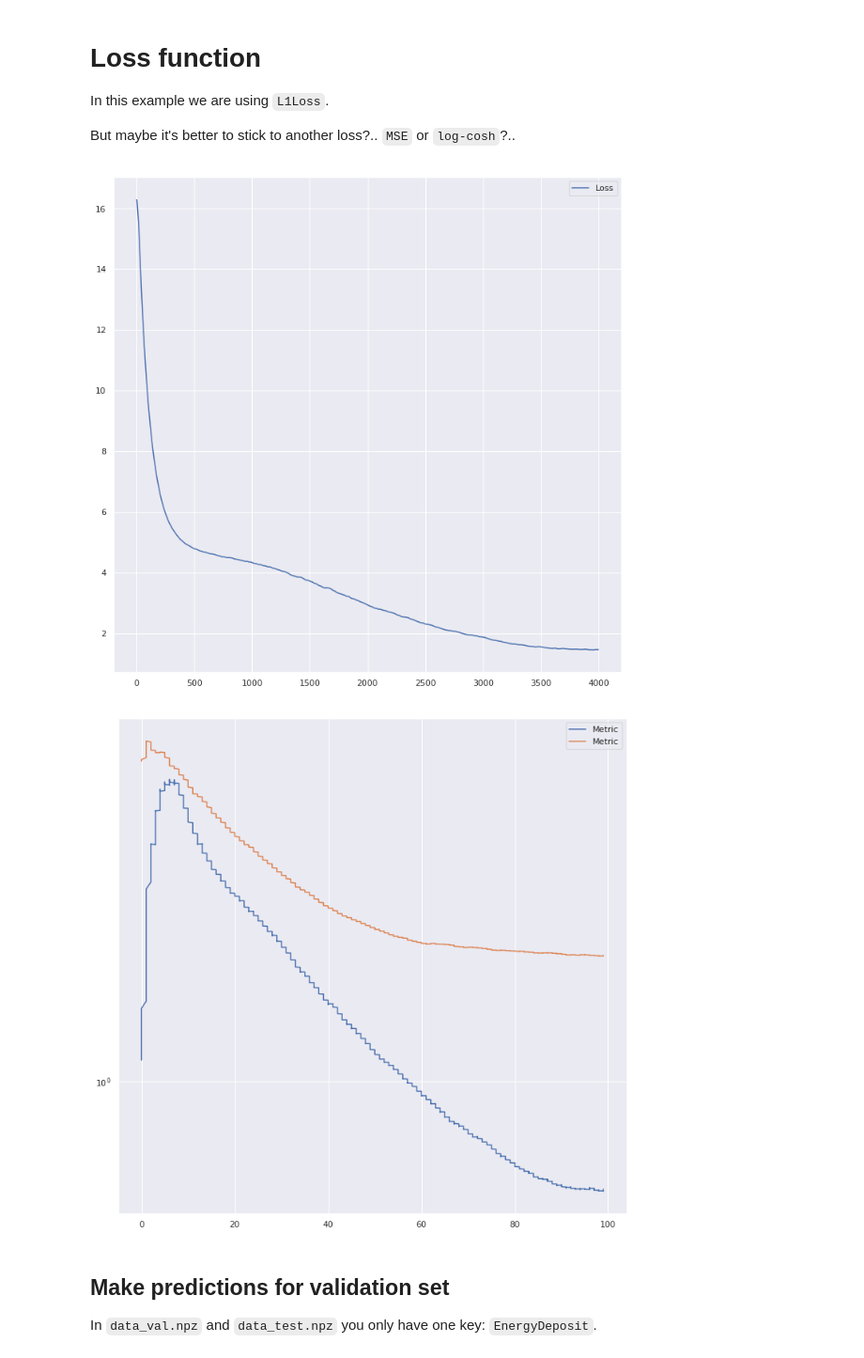
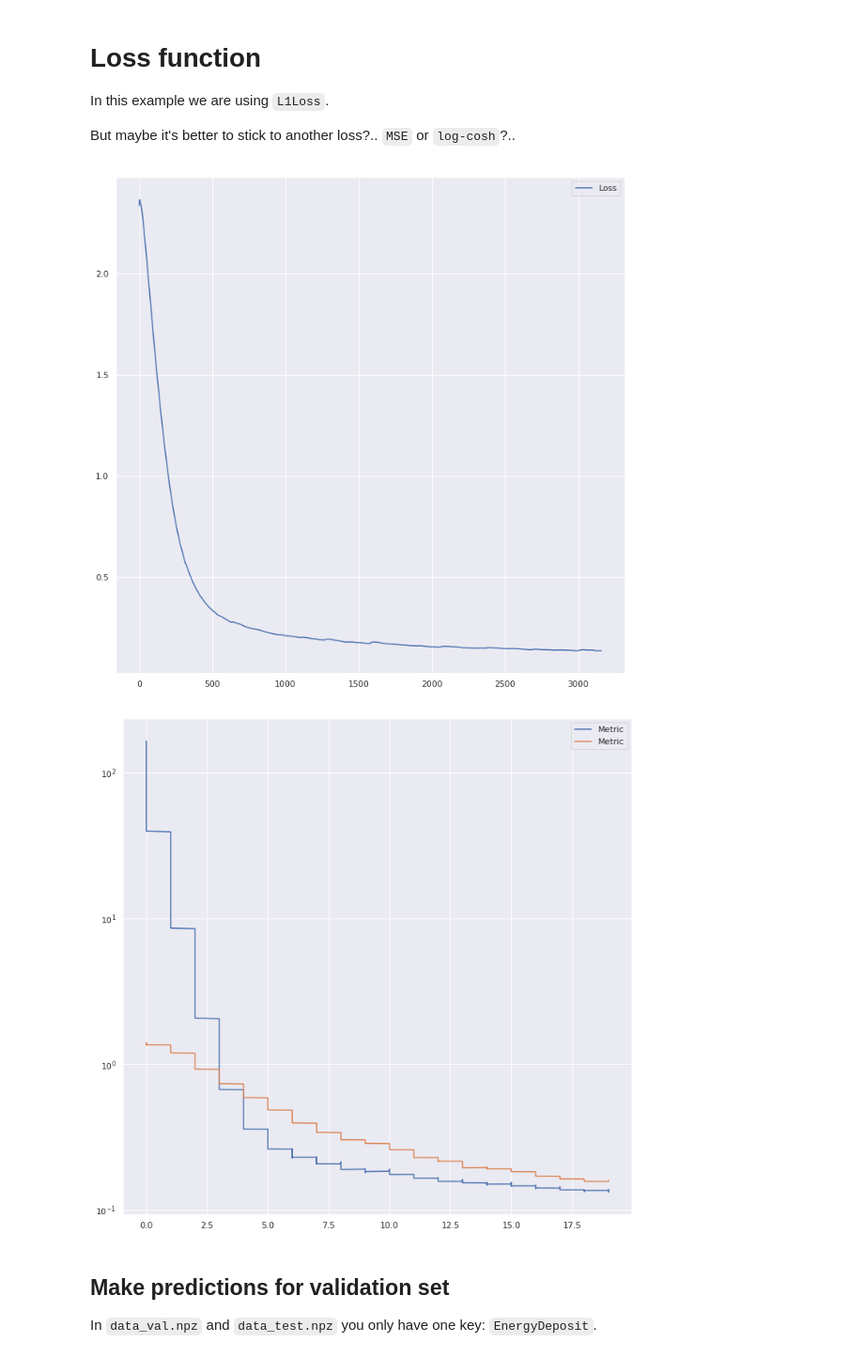
Before and after one commit to satoruk-icepp/mlhep_phase1, a Jupyter notebook: analysis/my_lhcb_calo_regression.ipynb, the cells around one changed output. Shown at 94% size. Saved outputs shown, nothing was run; the diff lists cells and outputs as text; code cells hidden in the pictures.

```diff
--- a/analysis/my_lhcb_calo_regression.ipynb
+++ b/analysis/my_lhcb_calo_regression.ipynb
@@ -240,11 +305,11 @@ ParticleMomentum_mean, ParticlePoint_mean = ParticleMomentum.mean(dim=0), Partic
 ParticleMomentum_ParticlePoint_mean = torch.cat([ParticleMomentum_mean, ParticlePoint_mean]).to(device)
 ParticlePDG_mean = ParticlePDG.mean(dim=0)
 ParticlePDG_mean = ParticlePDG_mean.to(device)
+def metric_relative_mse(y_true, y_pred):
+    return ((y_true - y_pred).pow(2).mean(dim=0) / (y_true - ParticleMomentum_ParticlePoint_mean).pow(2).mean(dim=0)).sum()
+
 # def metric_relative_mse(y_true, y_pred):
-#     return ((y_true - y_pred).pow(2).mean(dim=0) / (y_true - ParticleMomentum_ParticlePoint_mean).pow(2).mean(dim=0)).sum()
-
-def metric_relative_mse(y_true, y_pred):
-    return ((y_true-y_pred).pow(2).mean(dim=0)/(y_true - ParticlePDG_mean).pow(2).mean(dim=0)).sum()
+#     return ((y_true-y_pred).pow(2).mean(dim=0)/(y_true - ParticlePDG_mean).pow(2).mean(dim=0)).sum()
 # %% [markdown]
 # Loss function
 
@@ -299,13 +364,14 @@ def run_training(epochs=100):
                                                                    ParticlePDG_b.to(device)
 
             # predicting an array of size [batch_size, 4]
-            pred = regressor(EnergyDeposit_b)
+#             pred = regressor(EnergyDeposit_b)
+            pred = model(EnergyDeposit_b)
 
             # calc loss function
 #             print(pred.size(),torch.cat([ParticleMomentum_b, ParticlePoint_b], dim=1).size())
-#             loss = loss_fn(pred, torch.cat([ParticleMomentum_b, ParticlePoint_b], dim=1))
+            loss = loss_fn(pred, torch.cat([ParticleMomentum_b, ParticlePoint_b], dim=1))
 #             print(pred.size(),ParticlePDG_b.size())
-            loss = loss_fn(pred, torch.cat([ParticlePDG_b], dim=1))
+#             loss = loss_fn(pred, torch.cat([ParticlePDG_b], dim=1))
 
             # manually zeroing gradients from previous step
             opt.zero_grad()
@@ -318,8 +384,8 @@ def run_training(epochs=100):
 
             # storing metrics for vizualization
             loss_meter.update(loss.item())
-#             metric_meter.update(metric_relative_mse(pred, torch.cat([ParticleMomentum_b, ParticlePoint_b], dim=1)).item())
-            metric_meter.update(metric_relative_mse(pred, ParticlePDG_b).item())
+            metric_meter.update(metric_relative_mse(pred, torch.cat([ParticleMomentum_b, ParticlePoint_b], dim=1)).item())
+#             metric_meter.update(metric_relative_mse(pred, ParticlePDG_b).item())
             losses.append(loss_meter.avg)
             metrics.append(metric_meter.avg)
             train_epoch_vec.append(epoch)
@@ -332,27 +398,15 @@ def run_training(epochs=100):
                                                                    ParticlePDG_b.to(device)
 
             # predicting an array of size [batch_size, 4]
-            pred = regressor(EnergyDeposit_b)
+#             pred = regressor(EnergyDeposit_b)
+            pred = model(EnergyDeposit_b)
 
             # calc loss function
-#             print(pred.size(),torch.cat([ParticleMomentum_b, ParticlePoint_b], dim=1).size())
-#             loss = loss_fn(pred, torch.cat([ParticleMomentum_b, ParticlePoint_b], dim=1))
-#             print(pred.size(),ParticlePDG_b.size())
-            loss = loss_fn(pred, torch.cat([ParticlePDG_b], dim=1))
+            loss = loss_fn(pred, torch.cat([ParticleMomentum_b, ParticlePoint_b], dim=1))
 
-#             # manually zeroing gradients from previous step
-#             opt.zero_grad()
-
-#             # and calculating new gradients based on value of loss function
-#             loss.backward()
-
-#             # updating weights
-#             opt.step()
-
-#             # storing metrics for vizualization
             val_loss_meter.update(loss.item())
-#             val_metric_meter.update(metric_relative_mse(pred, torch.cat([ParticleMomentum_b, ParticlePoint_b], dim=1)).item())
-            val_metric_meter.update(metric_relative_mse(pred, ParticlePDG_b).item())
+            val_metric_meter.update(metric_relative_mse(pred, torch.cat([ParticleMomentum_b, ParticlePoint_b], dim=1)).item())
+#             val_metric_meter.update(metric_relative_mse(pred, ParticlePDG_b).item())
             val_losses.append(val_loss_meter.avg)
             val_metrics.append(val_metric_meter.avg)
             val_epoch_vec.append(epoch)
@@ -361,7 +415,7 @@ def run_training(epochs=100):
 
     plt.figure(figsize=(12, 12))
     plt.plot(losses, label='Loss')
-    plt.legend()py
+    plt.legend()
     plt.show()
 
     plt.figure(figsize=(12, 12))
@@ -372,10 +426,10 @@ def run_training(epochs=100):
     plt.show()
 # %%
 # 10 epoch enought?
-run_training(100)
+run_training(20)
 # %% [output]
-[figure, old version]
+[figure, new version]
-[figure, old version]
+[figure, new version]
 # %% [markdown]
 ## Make predictions for validation set
 
```
Also changed, not shown: parts of 12 cells of this notebook.
